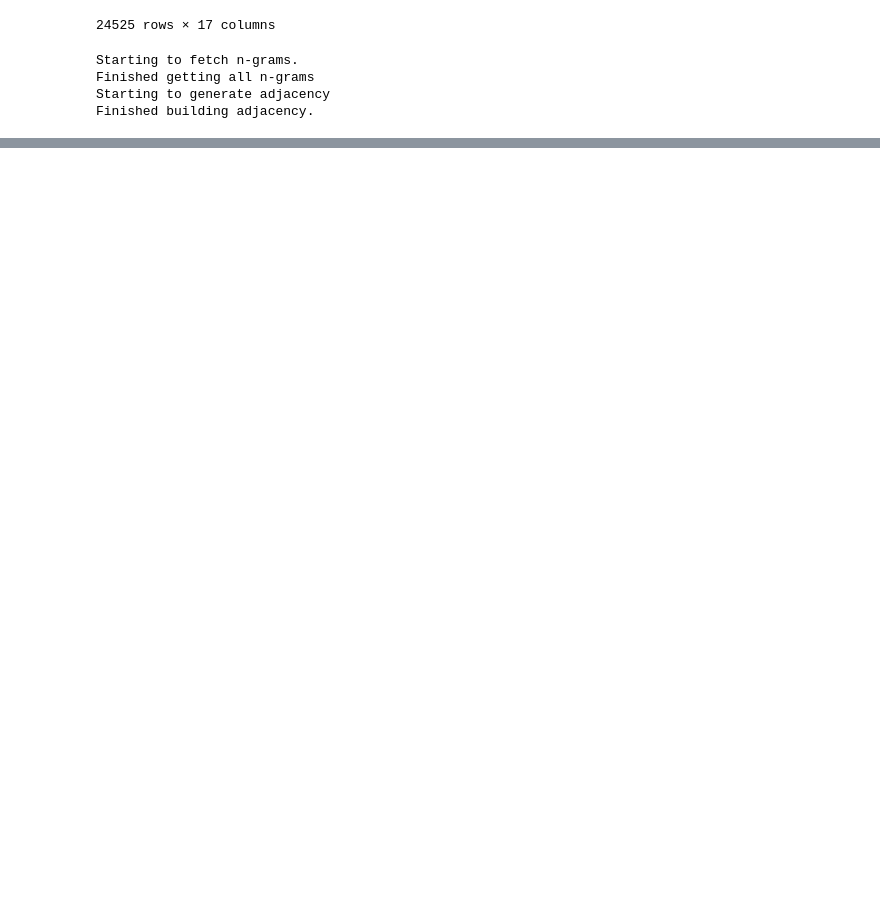
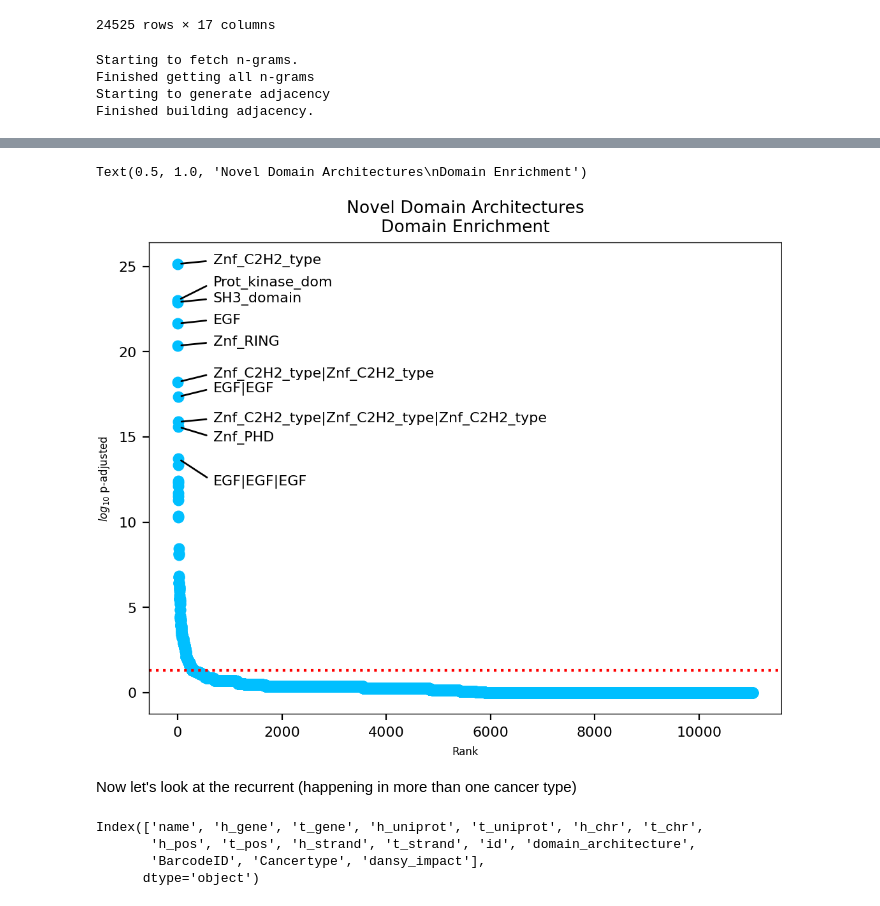
Before and after one commit to NaegleLab/DANSy_Applications, a Jupyter notebook: ccle_fusion_contribution_analysis.ipynb, the cells around one changed output, grey strips where cells are left out. Drawn from its saved outputs; the diff is of its cells as text; code cells hidden in the pictures; blank space fills up the shorter version.

```diff
--- a/ccle_fusion_contribution_analysis.ipynb
+++ b/ccle_fusion_contribution_analysis.ipynb
@@ -1049,0 +1129,19 @@ plt.show()
+# %%
+tcga_novel_enrich.plot('True')
+ax = plt.gca()
+n = min(sum(tcga_novel_enrich.res.True_q.le(0.05)),10)
+EnrichementAnalysis.add_top_ngram_annotations(ax, tcga_novel_enrich.res, proteome_net,cat='True',n=n,yoffset=[0,8,0,0,0,3,3,0,-8,-15])
+plt.axhline(-1*np.log10(0.05), ls = ':', color = 'r')
+plt.title('Novel Domain Architectures\nDomain Enrichment')
+# %% [output]
+Text(0.5, 1.0, 'Novel Domain Architectures\nDomain Enrichment')
+[figure, added]
+# %% [markdown]
+Now let's look at the recurrent (happening in more than one cancer type)
+# %%
+tcga_dansy_res.columns
+# %% [output]
+Index(['name', 'h_gene', 't_gene', 'h_uniprot', 't_uniprot', 'h_chr', 't_chr',
+       'h_pos', 't_pos', 'h_strand', 't_strand', 'id', 'domain_architecture',
+       'BarcodeID', 'Cancertype', 'dansy_impact'],
+      dtype='object')
```
Also changed, not shown: parts of 61 cells of this notebook.
